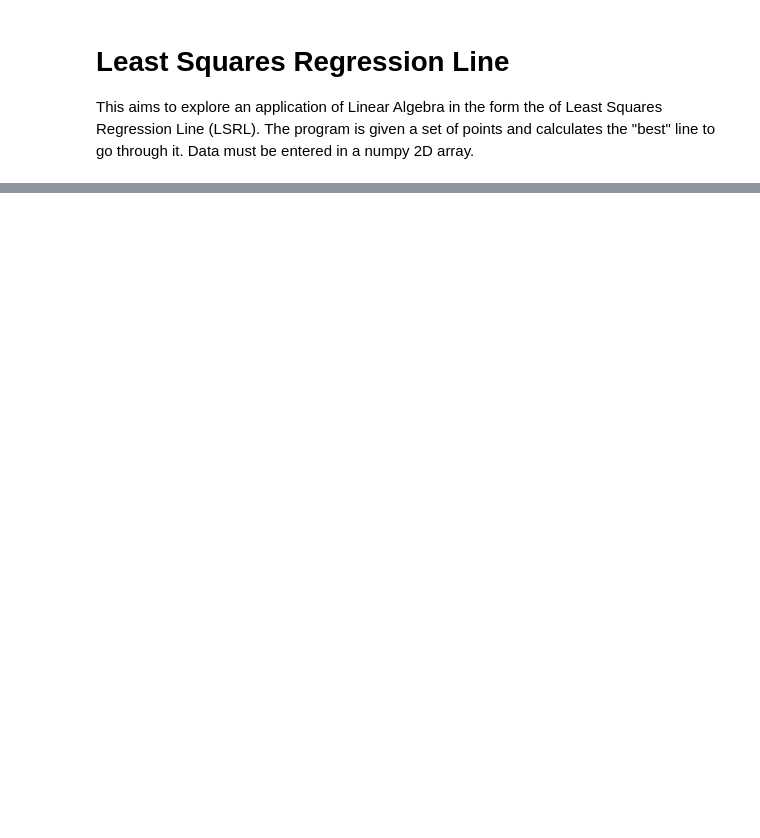
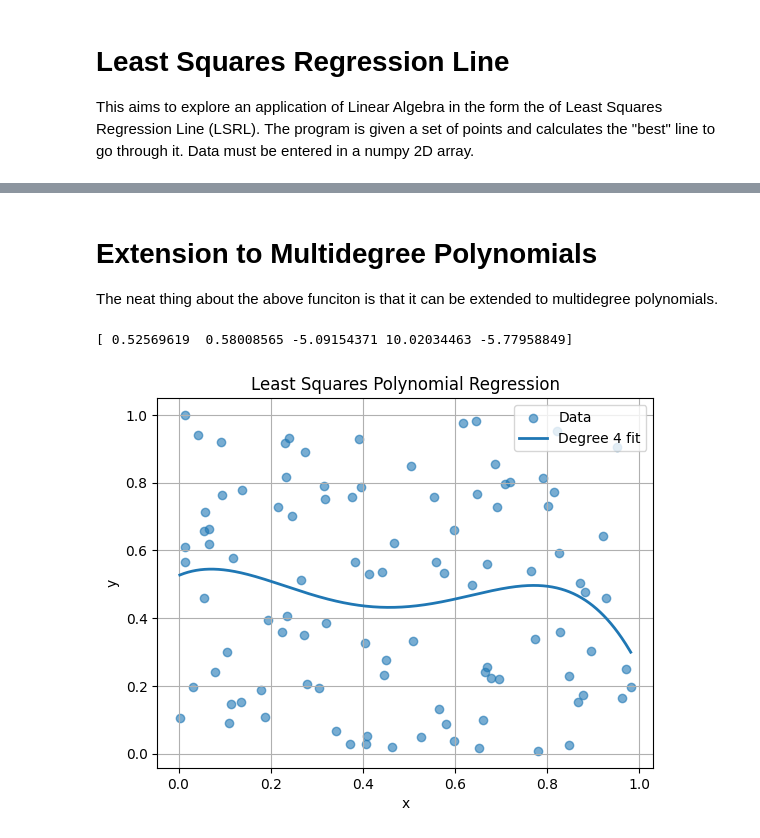
Before and after one commit to Jupiterian/ML-Learning-Portfolio, a Jupyter notebook: Linear Algebra/LSRL.ipynb, the cells around one changed output, grey strips where cells are left out. Drawn from its saved outputs; the diff is of its cells as text; code cells hidden in the pictures; blank space fills up the shorter version.

Commit message:
Support multiple degree polynomials

```diff
--- a/Linear Algebra/LSRL.ipynb
+++ b/Linear Algebra/LSRL.ipynb
@@ -39,0 +40,47 @@ plt.show()
+# %% [markdown]
+# Extension to Multidegree Polynomials
+The neat thing about the above funciton is that it can be extended to multidegree polynomials.
+# %%
+import numpy as np
+def LSRL(points, deg):
+  # convert it to Ax = b form
+  b = points[:, 1]
+  A = np.ones([len(points), 1])
+  for i in range (1, deg+1):
+    A = np.hstack([A, (points[:, 0]**i).reshape(len(points), 1)])
+  x = np.matmul(np.linalg.inv(np.matmul(np.matrix_transpose(A), A)), np.matmul(np.matrix_transpose(A),b))
+  return x
+# %%
+pointList = np.random.random([100, 2])
+weights = LSRL(pointList, 4)
+print(weights)
+# %% [output]
+[ 0.52569619  0.58008565 -5.09154371 10.02034463 -5.77958849]
+# %%
+import matplotlib.pyplot as plt
+import numpy as np
+
+plt.scatter(pointList[:, 0], pointList[:, 1], alpha=0.6, label="Data")
+
+x_fit = np.linspace(
+    pointList[:, 0].min(),
+    pointList[:, 0].max(),
+    1000
+)
+
+# Works for any degree
+y_fit = np.zeros_like(x_fit)
+for i, w in enumerate(weights):
+    y_fit += w * x_fit**i
+
+plt.plot(x_fit, y_fit, linewidth=2,
+         label=f"Degree {len(weights)-1} fit")
+
+plt.xlabel("x")
+plt.ylabel("y")
+plt.title("Least Squares Polynomial Regression")
+plt.legend()
+plt.grid(True)
+plt.show()
+# %% [output]
+[figure, added]
```
Also changed, not shown: parts of 1 cell of this notebook.
